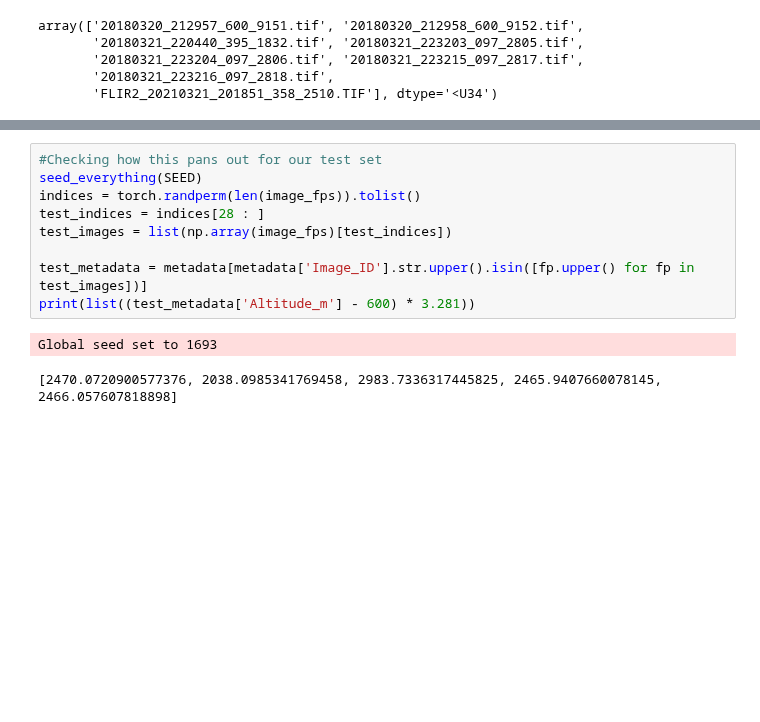
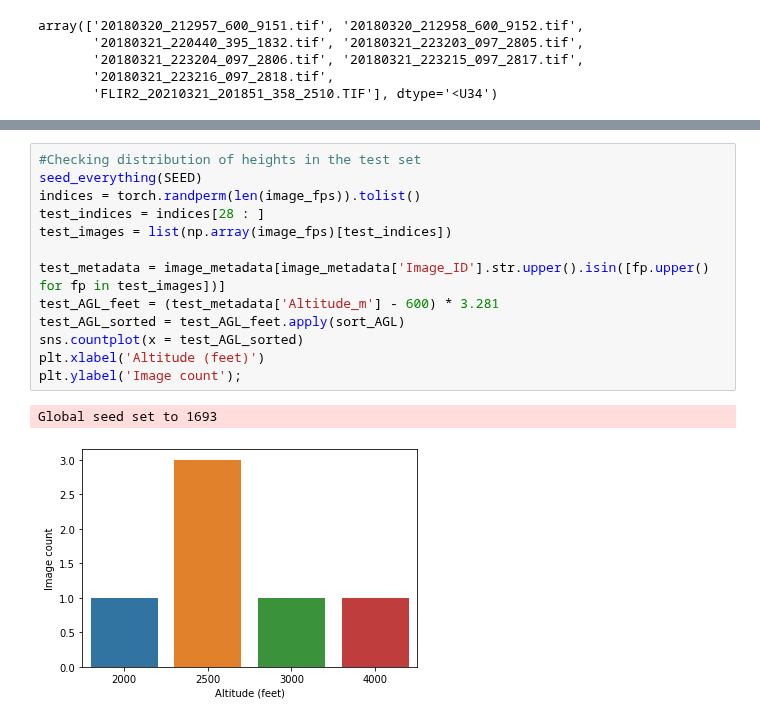
Before and after one commit to emiliolr/counting-cranes, a Jupyter notebook: analyses/dataset_exploration.ipynb, the cells around one changed output, grey strips where cells are left out. Drawn from its saved outputs; the diff is of its cells as text; blank space fills up the shorter version.

```diff
--- a/analyses/dataset_exploration.ipynb
+++ b/analyses/dataset_exploration.ipynb
@@ -92,12 +140,16 @@ plt.xlabel('Altitude (feet)');
 # %%
-#Checking how this pans out for our test set
+#Checking distribution of heights in the test set
 seed_everything(SEED)
 indices = torch.randperm(len(image_fps)).tolist()
 test_indices = indices[28 : ]
 test_images = list(np.array(image_fps)[test_indices])
 
-test_metadata = metadata[metadata['Image_ID'].str.upper().isin([fp.upper() for fp in test_images])]
-print(list((test_metadata['Altitude_m'] - 600) * 3.281))
+test_metadata = image_metadata[image_metadata['Image_ID'].str.upper().isin([fp.upper() for fp in test_images])]
+test_AGL_feet = (test_metadata['Altitude_m'] - 600) * 3.281
+test_AGL_sorted = test_AGL_feet.apply(sort_AGL)
+sns.countplot(x = test_AGL_sorted)
+plt.xlabel('Altitude (feet)')
+plt.ylabel('Image count');
 # %% [output]
 Global seed set to 1693
-[2470.0720900577376, 2038.0985341769458, 2983.7336317445825, 2465.9407660078145, 2466.057607818898]
+[figure, added]
```
Also changed, not shown: parts of 11 cells of this notebook, 1 other file.
